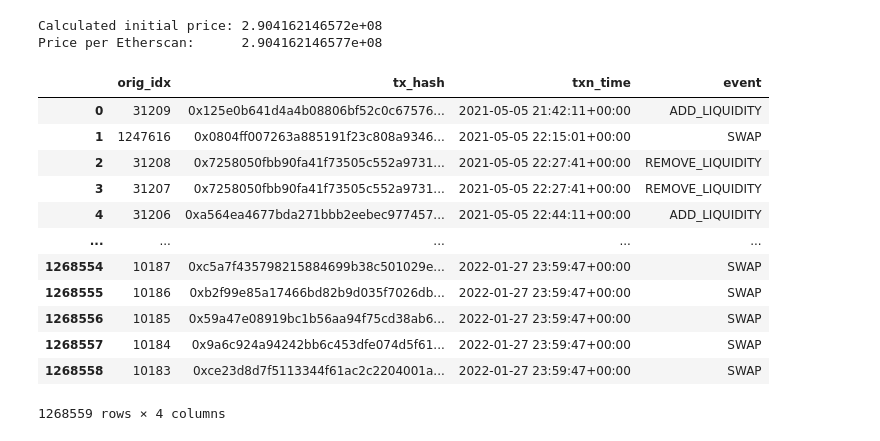
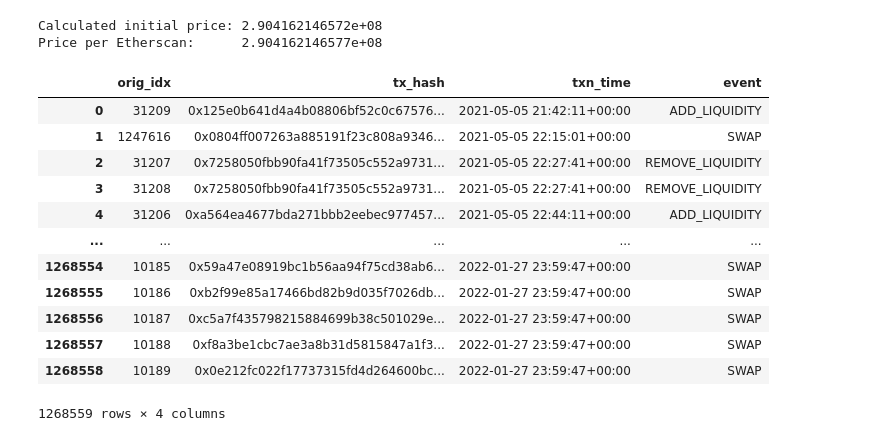
Before and after one commit to pradeeptadas/uniswap-v3-project, a Jupyter notebook: eda_notebooks/USDC-WETH-500 Pool.ipynb, the cells around one changed output. Drawn from its saved outputs; the diff is of its cells as text; code cells hidden in the pictures.

```diff
--- a/eda_notebooks/USDC-WETH-500 Pool.ipynb
+++ b/eda_notebooks/USDC-WETH-500 Pool.ipynb
@@ -128,34 +140,20 @@ print(f"Price per Etherscan:      {etherscan_price:.12e}")
 Calculated initial price: 2.904162146572e+08
 Price per Etherscan:      2.904162146577e+08
 # %%
-cols = ['tx_hash', 'txn_time', 'liquidity_event']
-liqu_txn = liquidity.loc[:, cols].copy()
-liqu_txn.reset_index(drop=False, inplace=True)
-liqu_txn.rename(columns={'liquidity_event': 'event', 'index': 'orig_idx'}, inplace=True)
-
-cols = ['tx_hash', 'swap_time']
-swap_txn = swaps.loc[:, cols].copy()
-swap_txn.reset_index(drop=False, inplace=True)
-swap_txn.rename(columns={'swap_time': 'txn_time', 'index': 'orig_idx'}, inplace=True)
-swap_txn['event'] = 'SWAP'
-
-all_txn = pd.concat([liqu_txn, swap_txn], axis=0)
-all_txn = all_txn.sort_values('txn_time').reset_index(drop=True)
-all_txn.drop(all_txn.index[all_txn['txn_time'] > MAX_DATE], axis=0, inplace=True)
-
+all_txn = organize_txns(liquidity, swaps, max_date=MAX_DATE)
 all_txn
 # %% [output]
 |  | orig_idx | tx_hash | txn_time | event |
 | 0 | 31209 | 0x125e0b641d4a4b08806bf52c0c67576... | 2021-05-05 21:42:11+00:00 | ADD_LIQUIDITY |
 | 1 | 1247616 | 0x0804ff007263a885191f23c808a9346... | 2021-05-05 22:15:01+00:00 | SWAP |
-| 2 | 31208 | 0x7258050fbb90fa41f73505c552a9731... | 2021-05-05 22:27:41+00:00 | REMOVE_LIQUIDITY |
-| 3 | 31207 | 0x7258050fbb90fa41f73505c552a9731... | 2021-05-05 22:27:41+00:00 | REMOVE_LIQUIDITY |
+| 2 | 31207 | 0x7258050fbb90fa41f73505c552a9731... | 2021-05-05 22:27:41+00:00 | REMOVE_LIQUIDITY |
+| 3 | 31208 | 0x7258050fbb90fa41f73505c552a9731... | 2021-05-05 22:27:41+00:00 | REMOVE_LIQUIDITY |
 | 4 | 31206 | 0xa564ea4677bda271bbb2eebec977457... | 2021-05-05 22:44:11+00:00 | ADD_LIQUIDITY |
 | ... | ... | ... | ... | ... |
-| 1268554 | 10187 | 0xc5a7f435798215884699b38c501029e... | 2022-01-27 23:59:47+00:00 | SWAP |
+| 1268554 | 10185 | 0x59a47e08919bc1b56aa94f75cd38ab6... | 2022-01-27 23:59:47+00:00 | SWAP |
 | 1268555 | 10186 | 0xb2f99e85a17466bd82b9d035f7026db... | 2022-01-27 23:59:47+00:00 | SWAP |
-| 1268556 | 10185 | 0x59a47e08919bc1b56aa94f75cd38ab6... | 2022-01-27 23:59:47+00:00 | SWAP |
-| 1268557 | 10184 | 0x9a6c924a94242bb6c453dfe074d5f61... | 2022-01-27 23:59:47+00:00 | SWAP |
-| 1268558 | 10183 | 0xce23d8d7f5113344f61ac2c2204001a... | 2022-01-27 23:59:47+00:00 | SWAP |
+| 1268556 | 10187 | 0xc5a7f435798215884699b38c501029e... | 2022-01-27 23:59:47+00:00 | SWAP |
+| 1268557 | 10188 | 0xf8a3be1cbc7ae3a8b31d5815847a1f3... | 2022-01-27 23:59:47+00:00 | SWAP |
+| 1268558 | 10189 | 0x0e212fc022f17737315fd4d264600bc... | 2022-01-27 23:59:47+00:00 | SWAP |
 1268559 rows × 4 columns
 # %%
```
Also changed, not shown: parts of 10 cells of this notebook, 5 other files.
